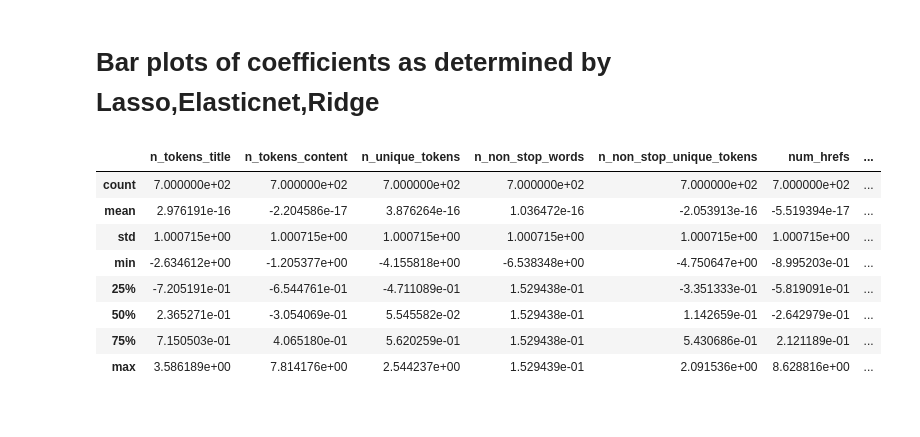
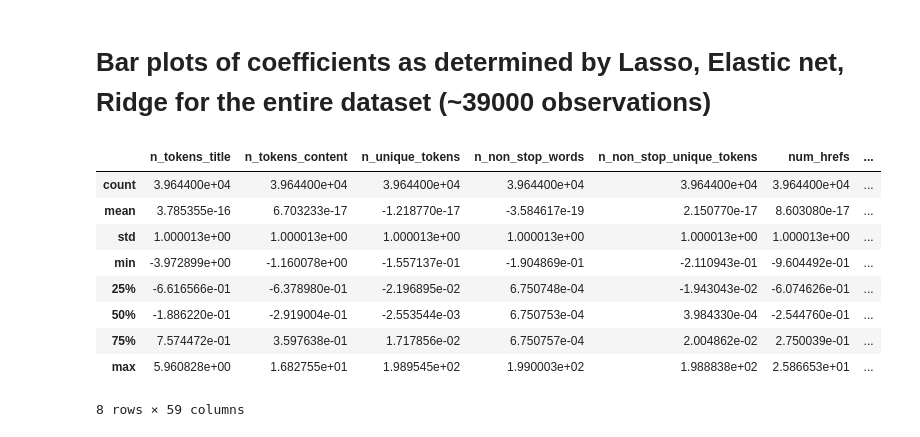
Before and after one commit to ashukla02/online-news-popularity-prediction, a Jupyter notebook: 3d.ipynb, the cells around one changed output. Cells and saved outputs as stored; diff of their text form; code cells hidden in the pictures.

```diff
--- a/3d.ipynb
+++ b/3d.ipynb
@@ -1,5 +1,5 @@
 # %% [markdown]
-# Bar plots of coefficients as determined by Lasso,Elasticnet,Ridge
+# Bar plots of coefficients as determined by Lasso, Elastic net, Ridge for the entire dataset (~39000 observations)
 # %%
 import numpy as np
 import pandas as pd
@@ -26,30 +26,31 @@ from sklearn.svm import SVC
 from IPython.display import HTML
 from IPython.display import display
 # %%
-fulldata = pd.read_csv('/Users/rigel/Course Docs/Fall-2018/MachineLearning/project/dataset/OnlineNewsPopularity/OnlineNewsPopularity.csv')
-data = fulldata.sample(n=700, random_state = 0)
-data.to_csv(path_or_buf ='/Users/rigel/Course Docs/Fall-2018/MachineLearning/project/dataset/OnlineNewsPopularity/OnlineNewsPopularitysample.csv' )
-data = data.drop(['url',' timedelta'],axis = 1)
+fulldata = pd.read_csv('OnlineNewsPopularity.csv')
+#data = fulldata.sample(n=700, random_state = 0)
+#data.to_csv(path_or_buf ='/Users/rigel/Course Docs/Fall-2018/MachineLearning/project/dataset/OnlineNewsPopularity/OnlineNewsPopularitysample.csv' )
+data = fulldata.drop(['url',' timedelta'],axis = 1)
 std_data = data.copy()
 for column in data.columns:
         if column!=' shares':
             std_data[column] = preprocessing.scale(data[column])
 def popular(s):
     return 1 if s>1400 else 0
 std_data[' popularity'] = data[' shares'].apply(popular)
 std_data = std_data.drop([' shares'],axis = 1)
 #std_data.head(n=5)
 std_data.describe()
 # %% [output]
 |  | n_tokens_title | n_tokens_content | n_unique_tokens | n_non_stop_words | n_non_stop_unique_tokens | num_hrefs | ... |
-| count | 7.000000e+02 | 7.000000e+02 | 7.000000e+02 | 7.000000e+02 | 7.000000e+02 | 7.000000e+02 | ... |
-| mean | 2.976191e-16 | -2.204586e-17 | 3.876264e-16 | 1.036472e-16 | -2.053913e-16 | -5.519394e-17 | ... |
-| std | 1.000715e+00 | 1.000715e+00 | 1.000715e+00 | 1.000715e+00 | 1.000715e+00 | 1.000715e+00 | ... |
-| min | -2.634612e+00 | -1.205377e+00 | -4.155818e+00 | -6.538348e+00 | -4.750647e+00 | -8.995203e-01 | ... |
-| 25% | -7.205191e-01 | -6.544761e-01 | -4.711089e-01 | 1.529438e-01 | -3.351333e-01 | -5.819091e-01 | ... |
-| 50% | 2.365271e-01 | -3.054069e-01 | 5.545582e-02 | 1.529438e-01 | 1.142659e-01 | -2.642979e-01 | ... |
-| 75% | 7.150503e-01 | 4.065180e-01 | 5.620259e-01 | 1.529438e-01 | 5.430686e-01 | 2.121189e-01 | ... |
-| max | 3.586189e+00 | 7.814176e+00 | 2.544237e+00 | 1.529439e-01 | 2.091536e+00 | 8.628816e+00 | ... |
+| count | 3.964400e+04 | 3.964400e+04 | 3.964400e+04 | 3.964400e+04 | 3.964400e+04 | 3.964400e+04 | ... |
+| mean | 3.785355e-16 | 6.703233e-17 | -1.218770e-17 | -3.584617e-19 | 2.150770e-17 | 8.603080e-17 | ... |
+| std | 1.000013e+00 | 1.000013e+00 | 1.000013e+00 | 1.000013e+00 | 1.000013e+00 | 1.000013e+00 | ... |
+| min | -3.972899e+00 | -1.160078e+00 | -1.557137e-01 | -1.904869e-01 | -2.110943e-01 | -9.604492e-01 | ... |
+| 25% | -6.616566e-01 | -6.378980e-01 | -2.196895e-02 | 6.750748e-04 | -1.943043e-02 | -6.074626e-01 | ... |
+| 50% | -1.886220e-01 | -2.919004e-01 | -2.553544e-03 | 6.750753e-04 | 3.984330e-04 | -2.544760e-01 | ... |
+| 75% | 7.574472e-01 | 3.597638e-01 | 1.717856e-02 | 6.750757e-04 | 2.004862e-02 | 2.750039e-01 | ... |
+| max | 5.960828e+00 | 1.682755e+01 | 1.989545e+02 | 1.990003e+02 | 1.988838e+02 | 2.586653e+01 | ... |
+8 rows × 59 columns
 # %%
  alphas = np.logspace(-5,5,100)
 # kFold=10
```
Also changed, not shown: parts of 2 cells of this notebook, 2 other files.
